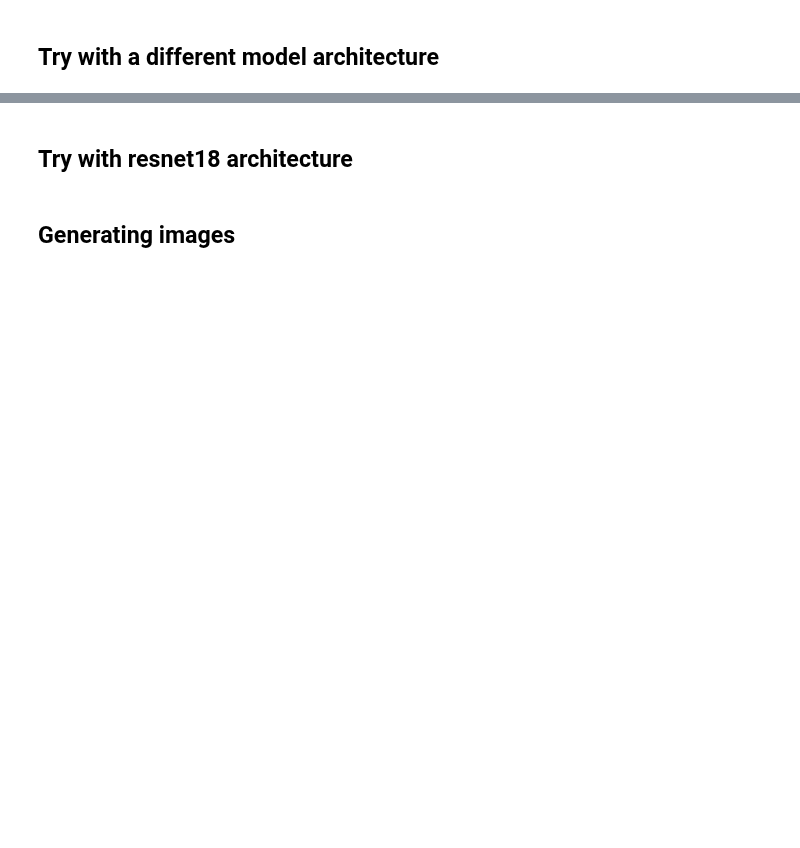
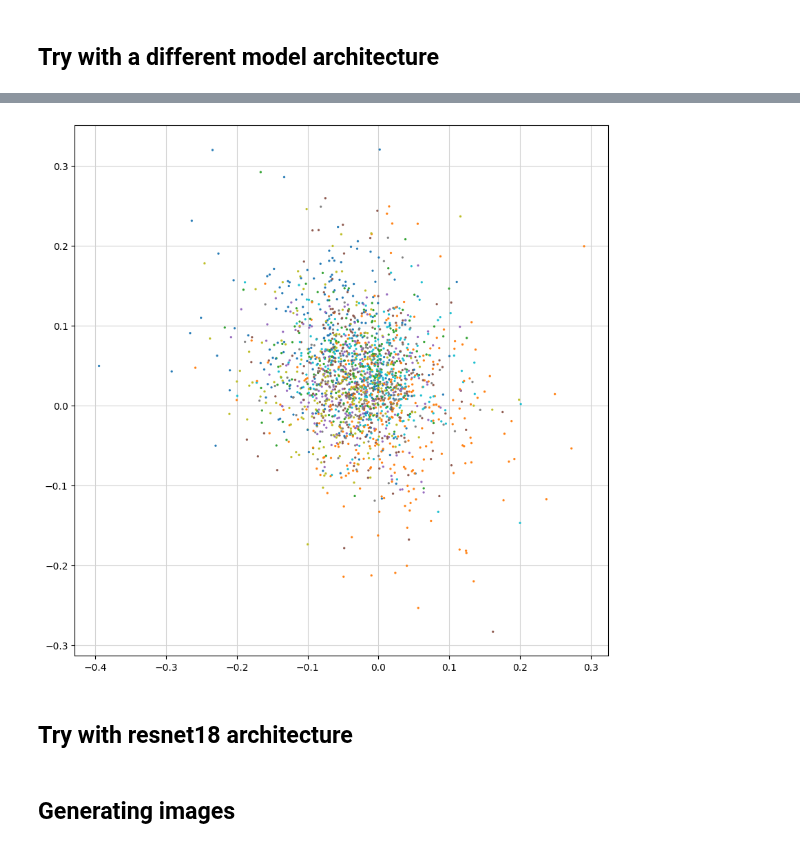
Before and after one commit to MightyCode/enseirb-s9-doodle-computer-vision, a Jupyter notebook: variational_autoencoder.ipynb, the cells around one changed output, grey strips where cells are left out. Drawn from its saved outputs; the diff is of its cells as text; code cells hidden in the pictures; blank space fills up the shorter version.

```diff
--- a/variational_autoencoder.ipynb
+++ b/variational_autoencoder.ipynb
@@ -114,25 +114,19 @@ class VarAutoencoder(nn.Module):
         if hidden_dim == None:
             hidden_dim = input_dim//2
         if latent_dim == None:
-            latent_dim = input_dim//4
+            latent_dim = input_dim//3
         self.encoder = nn.Sequential(nn.Linear(input_dim, hidden_dim),
                                      nn.ReLU(),
-                                     nn.Dropout(0.3),
-                                     nn.BatchNorm1d(hidden_dim),
-                                     nn.Linear(hidden_dim, latent_dim),
-                                     nn.ReLU())
+                                     nn.Dropout(0.3))
 
         # latent mean and variance
-        self.mean = nn.Linear(latent_dim, 2)
-        self.logvar = nn.Linear(latent_dim, 2)
+        self.mean = nn.Linear(hidden_dim, latent_dim)
+        self.logvar = nn.Linear(hidden_dim, latent_dim)
 
         # decoder
-        self.decoder = nn.Sequential(nn.Linear(2, latent_dim),
-                                     nn.ReLU(),
-                                     nn.Linear(latent_dim, hidden_dim),
+        self.decoder = nn.Sequential(nn.Linear(latent_dim, hidden_dim),
                                      nn.ReLU(),
                                      nn.Dropout(0.3),
-                                     nn.BatchNorm1d(hidden_dim),
                                      nn.Linear(hidden_dim, input_dim),
                                      nn.Sigmoid())
 
@@ -159,6 +153,7 @@ class VarAutoencoder(nn.Module):
         print(self.encoder)
         print(self.mean)
         print(self.logvar)
+        print(self.decoder)
 # %% [markdown]
 ## Try with simple model
 # %%
@@ -525,15 +507,12 @@ latent_space_visualization(autoencoder_model, validation_set)
 ## Try with a different model architecture
 # %%
 layers = [WIDTH * HEIGHT, WIDTH * HEIGHT]
-autocoder_2 = VarAutoencoder(layers).to(device)
+autocoder_2 = VarAutoencoder(WIDTH * HEIGHT, WIDTH * HEIGHT,WIDTH*HEIGHT).to(device)
 
 # Define loss function and optimizer
-
-criterion = nn.MSELoss()
+rl = 0.5
+kl = 0.5
 optimizer = torch.optim.Adam(autocoder_2.parameters(), lr=0.001)
 
 # Print architecture
 autocoder_2.print_model()
-
-# Compression factor
-print(f'Compression factor: {WIDTH * HEIGHT / autocoder_2.architecture[-1]}')
@@ -555,3 +574,7 @@ show_lowest_psnr_ssim_image(validation_set, autocoder_2, lowest_psnr, lowest_ssi
+# %%
+latent_space_visualization(autocoder_2, validation_loaded_set)
+# %% [output]
+[figure, added]
 # %% [markdown]
 ## Try with resnet18 architecture
 # %%
```
Also changed, not shown: parts of 20 cells of this notebook.
